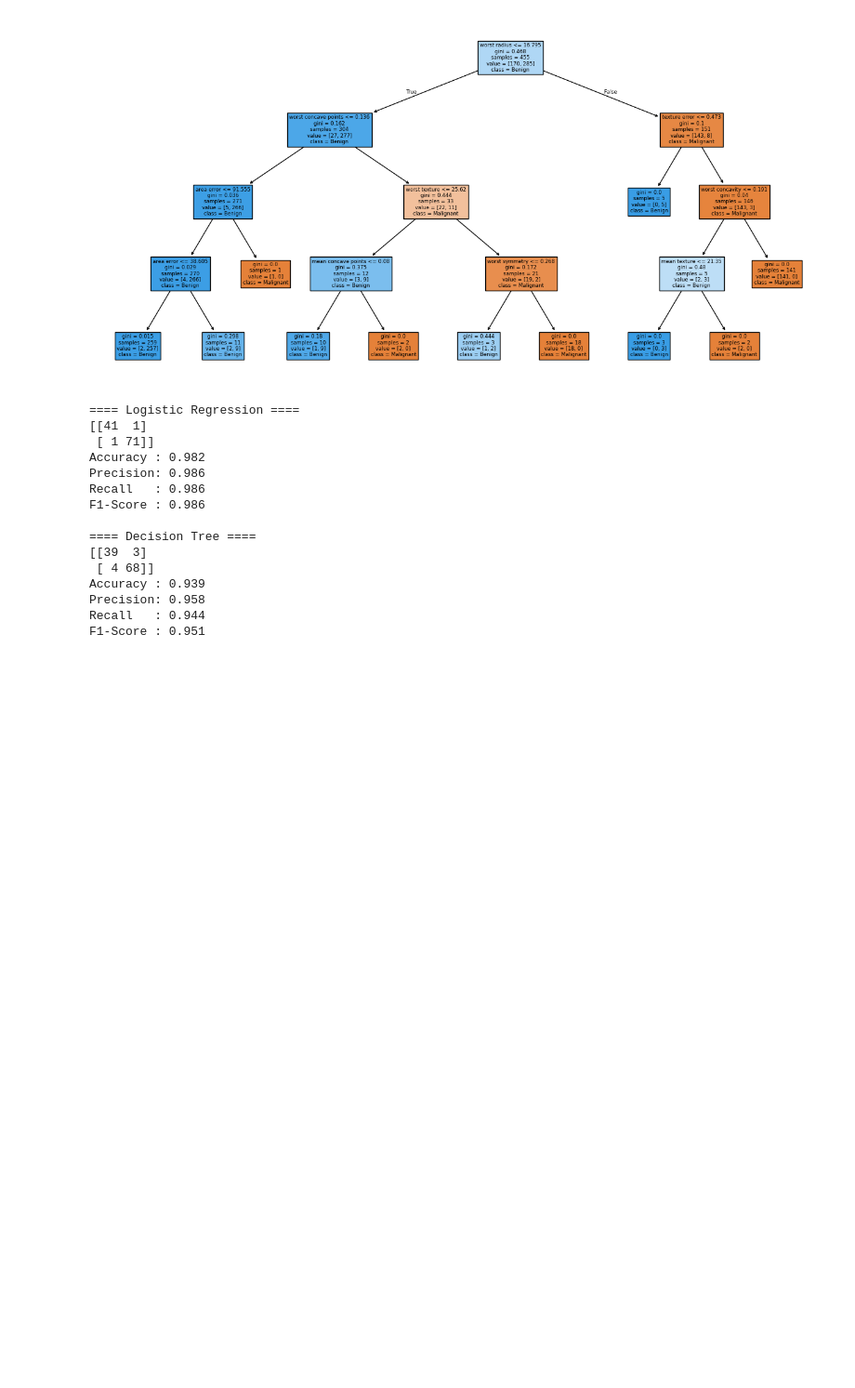
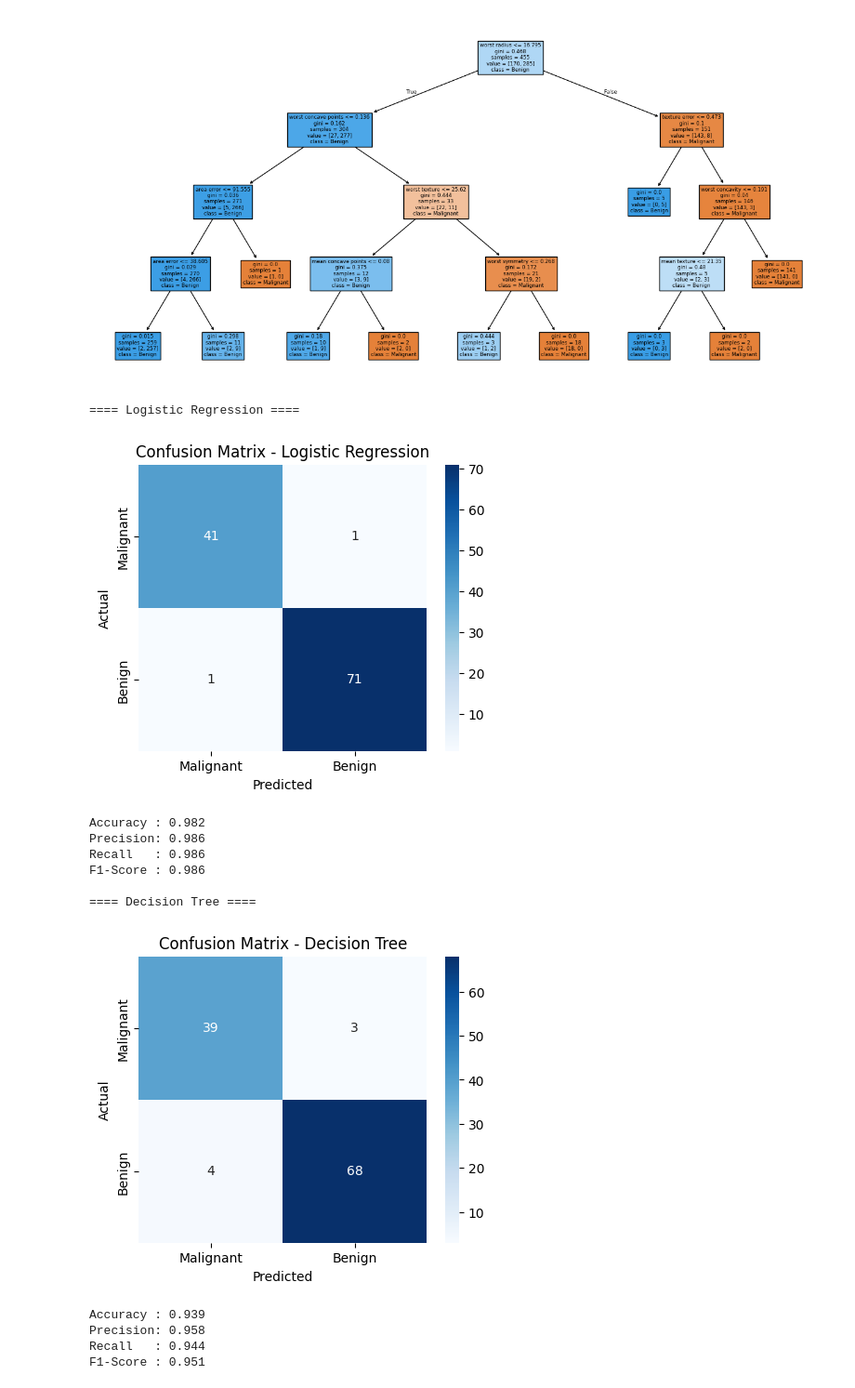
Before and after one commit to mhdhaikal22/data-science-2026, a Jupyter notebook: Pertemuan9_[MUHAMMAD_HAIKAL]_[240401010269].ipynb, the cells around one changed output. Shown at 93% size. Saved outputs shown, nothing was run; the diff lists cells and outputs as text; code cells hidden in the pictures; blank space fills up the shorter version.

```diff
--- a/Pertemuan9_[MUHAMMAD_HAIKAL]_[240401010269].ipynb
+++ b/Pertemuan9_[MUHAMMAD_HAIKAL]_[240401010269].ipynb
@@ -77,35 +77,58 @@ plt.show()
 # %%
 # Evaluasi & Bandingkan
 
-from sklearn.metrics import (confusion_matrix,
-  accuracy_score, precision_score,
-  recall_score, f1_score)
+from sklearn.metrics import (
+    confusion_matrix,
+    accuracy_score,
+    precision_score,
+    recall_score,
+    f1_score
+)
+
+import seaborn as sns
+import matplotlib.pyplot as plt
 
 for name, y_pred in [
     ('Logistic Regression', y_pred_log),
     ('Decision Tree', y_pred_tree)
 ]:
 
-  print(f"\n==== {name} ====")
+    print(f"\n==== {name} ====")
 
-  print(confusion_matrix(y_test, y_pred))
-  print(f"Accuracy : {accuracy_score(y_test, y_pred):.3f}")
-  print(f"Precision: {precision_score(y_test, y_pred):.3f}")
-  print(f"Recall   : {recall_score(y_test, y_pred):.3f}")
-  print(f"F1-Score : {f1_score(y_test, y_pred):.3f}")
+    # Confusion Matrix
+    cm = confusion_matrix(y_test, y_pred)
+
+    plt.figure(figsize=(5,4))
+    sns.heatmap(
+        cm,
+        annot=True,
+        fmt='d',
+        cmap='Blues',
+        xticklabels=['Malignant', 'Benign'],
+        yticklabels=['Malignant', 'Benign']
+    )
+
+    plt.title(f'Confusion Matrix - {name}')
+    plt.xlabel('Predicted')
+    plt.ylabel('Actual')
+    plt.show()
+
+    # Metrik Evaluasi
+    print(f"Accuracy : {accuracy_score(y_test, y_pred):.3f}")
+    print(f"Precision: {precision_score(y_test, y_pred):.3f}")
+    print(f"Recall   : {recall_score(y_test, y_pred):.3f}")
+    print(f"F1-Score : {f1_score(y_test, y_pred):.3f}")
 # %% [output]
 ==== Logistic Regression ====
-[[41  1]
- [ 1 71]]
-Accuracy : 0.982
-Precision: 0.986
-Recall   : 0.986
-F1-Score : 0.986
-
-==== Decision Tree ====
-[[39  3]
- [ 4 68]]
-Accuracy : 0.939
-Precision: 0.958
-Recall   : 0.944
-F1-Score : 0.951
+[figure, added]
+Accuracy : 0.982
+Precision: 0.986
+Recall   : 0.986
+F1-Score : 0.986
+
+==== Decision Tree ====
+[figure, added]
+Accuracy : 0.939
+Precision: 0.958
+Recall   : 0.944
+F1-Score : 0.951
```
